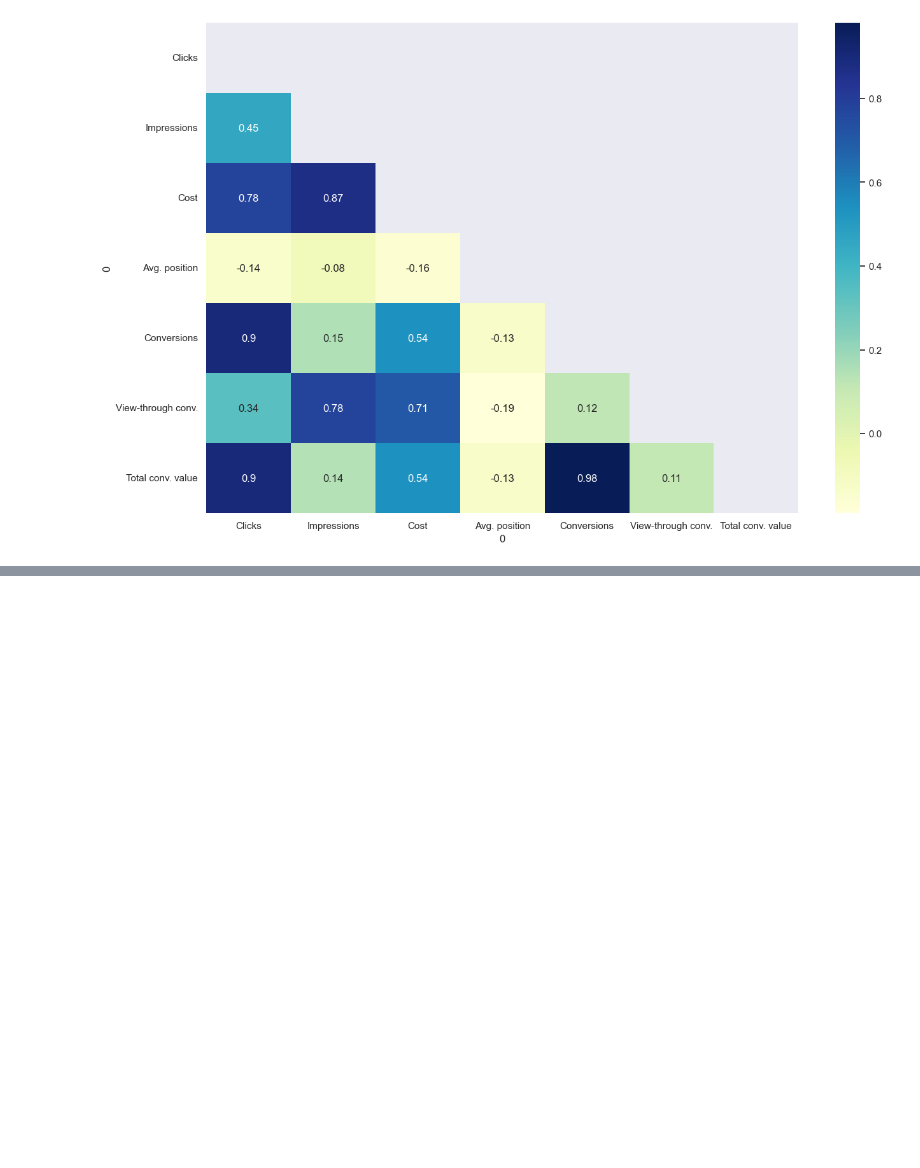
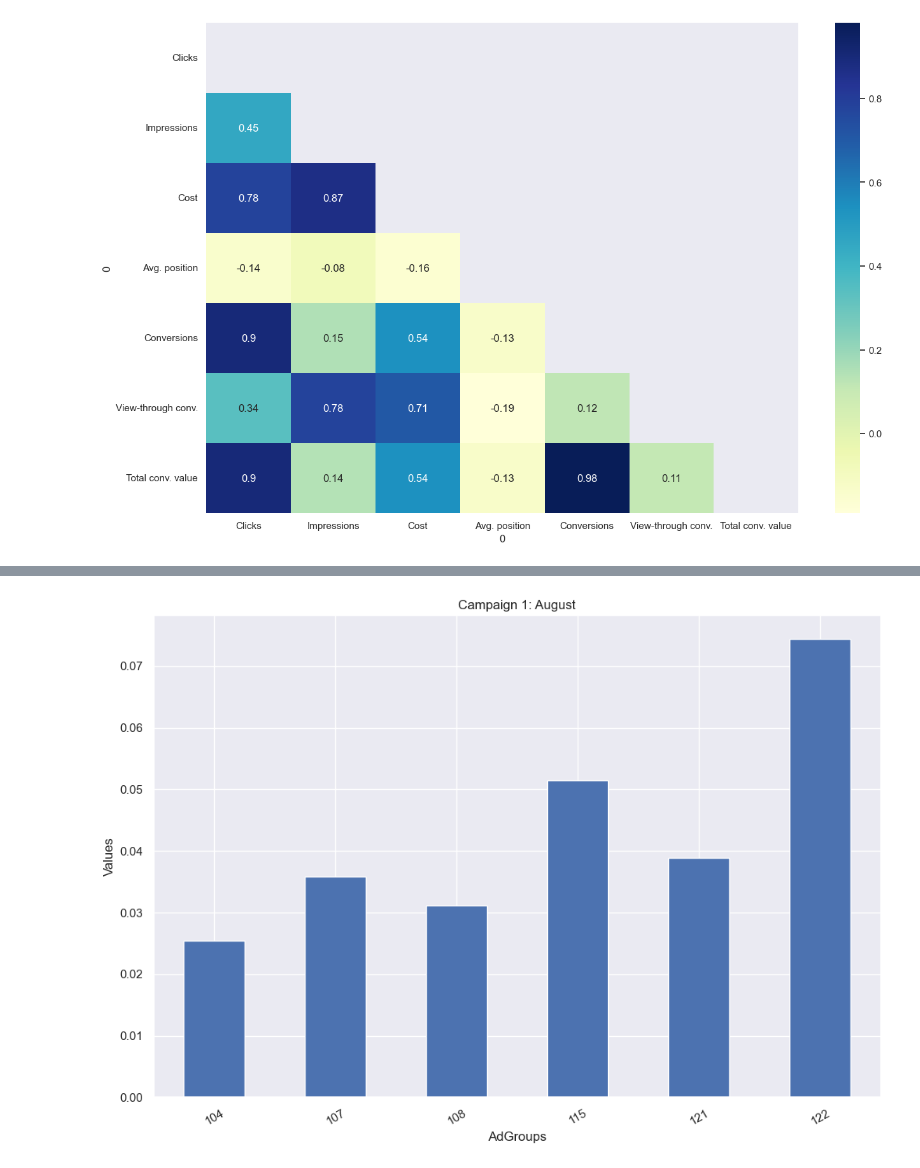
Before and after one commit to TsakalParis/Google-Ads-Analysis, a Jupyter notebook: Google Ads analysis.ipynb, the cells around one changed output, grey strips where cells are left out. Saved outputs shown, nothing was run; the diff lists cells and outputs as text; code cells hidden in the pictures; blank space fills up the shorter version.

```diff
--- a/Google Ads analysis.ipynb
+++ b/Google Ads analysis.ipynb
@@ -232,0 +243,4 @@ Text(0, 0.5, 'Values')
+# %%
+bar_plot(Campaign_1_August, adgroups_1, "Avg_CPC", "Campaign 1: August", "AdGroups")
+# %% [output]
+[figure, added]
```
Also changed, not shown: parts of 40 cells of this notebook.
